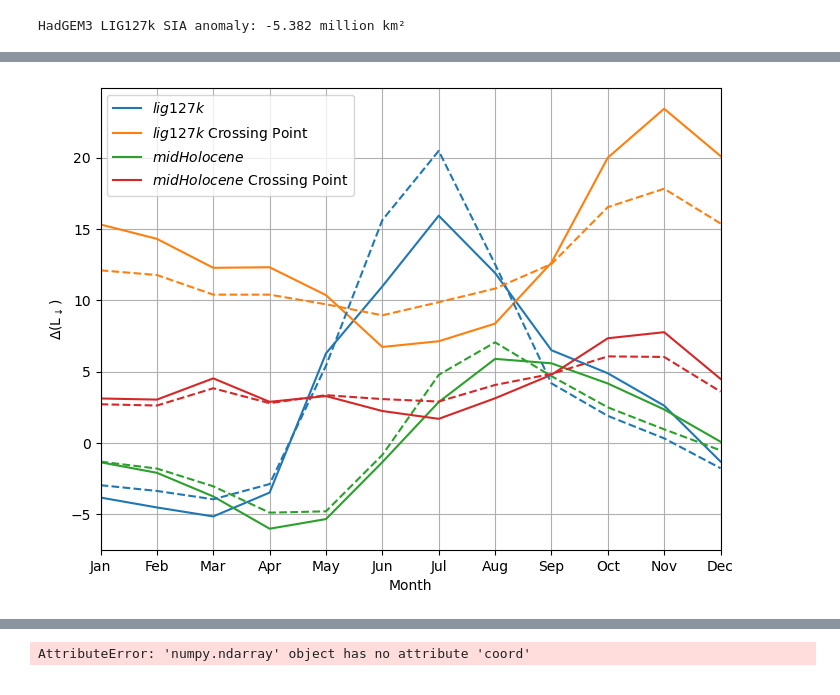
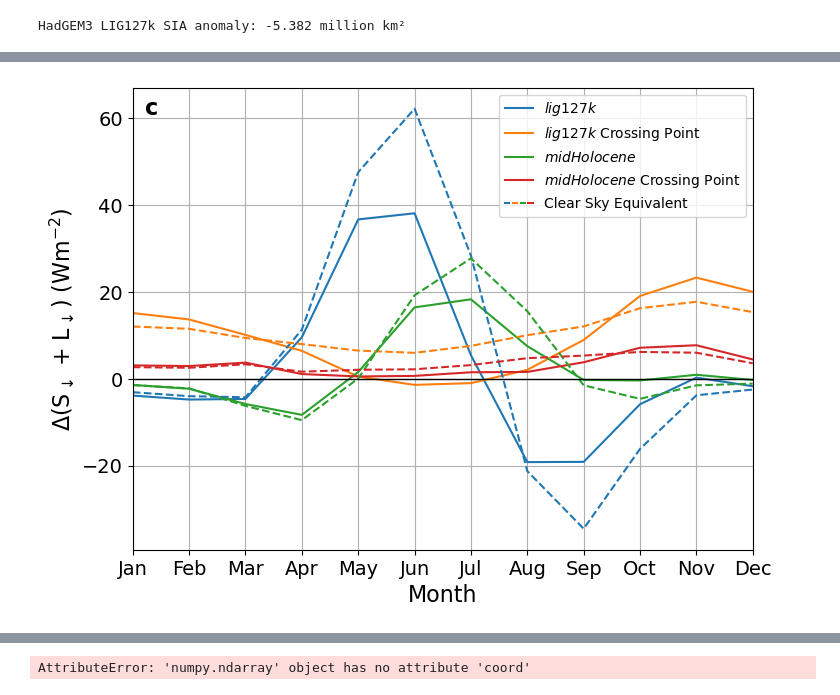
Before and after one commit to mattpollock100/FutureComparisons, a Jupyter notebook: 1pctCO2_EnergyBudget_single_model.ipynb, the cells around one changed output, grey strips where cells are left out. Drawn from its saved outputs; the diff is of its cells as text; code cells hidden in the pictures.

Commit message:
improved plotting. Added archive folder

```diff
--- a/1pctCO2_EnergyBudget_single_model.ipynb
+++ b/1pctCO2_EnergyBudget_single_model.ipynb
@@ -1447,9 +1466,22 @@ result = differential_evolution(
 
 best_mu, best_sigma, best_skew = result.x
 best_r2 = -result.fun
-
+#calc p value for the correlation coefficient
+n = len(sia_data)
+t_stat = np.sqrt(best_r2 * (n - 2) / (1 - best_r2))
+p_value = 2 * (1 - stats.t.cdf(np.abs(t_stat), df=n - 2))
 print(f"Best mu:        {best_mu:.3f}")
 print(f"Best sigma:     {best_sigma:.3f}")
 print(f"Best skew:      {best_skew:.3f}")
 print(f"Best R²:        {best_r2:.3f}")
+print(f"p-value:       {p_value:.10f}")
+
+print(result.success)
+print(result.message)
+print(result.nit)      # iterations
+print(result.nfev)     # function evaluations
+
+print("Population energy std:", np.std(result.population_energies))
+print("Population energy min:", np.min(result.population_energies))
+print("Population energy max:", np.max(result.population_energies))
 # %% [output]
@@ -2384,11 +2460,45 @@ plot_specs = [
 # %%
+from matplotlib.legend_handler import HandlerBase
+
+class MulticolorDashHandler(HandlerBase):
+    def create_artists(self, legend, orig_handle,
+                       xdescent, ydescent, width, height, fontsize, trans):
+
+        colors = orig_handle.colors
+        n = len(colors)
+
+        y = ydescent + height / 2
+        gap = width * 0.12
+        dash_width = (width - gap * (n - 1)) / n
+
+        artists = []
+        for i, color in enumerate(colors):
+            x0 = xdescent + i * (dash_width + gap)
+            x1 = x0 + dash_width
+
+            line = Line2D(
+                [x0, x1], [y, y],
+                color=color,
+                linestyle='solid',
+                linewidth=1.5,
+                transform=trans
+            )
+            artists.append(line)
+
+        return artists
+
+
+class MulticolorDash:
+    def __init__(self, colors):
+        self.colors = colors
+
 #Plot clearsky vs all-sky for downwelling.
 linestyle = 'solid'
 
 linestyle2 = 'dashed'
 
 panel_letter = 'c'
-ylabel = '$\Delta$(L$_{\downarrow}$)'# + L$_{\downarrow}$) (Wm$^{-2}$)'
+ylabel = '$\Delta$(S$_{\downarrow}$ + L$_{\downarrow}$) (Wm$^{-2}$)'
 
 plt.figure(figsize=(8,6))
 
@@ -2396,38 +2506,68 @@ colors = plt.rcParams['axes.prop_cycle'].by_key()['color']
 
 plot_specs = [
     (paleo_big_dict,     rf'$\it{{{paleo}}}$',                colors[0]),
     (crossing_big_dict,  rf'$\it{{{paleo}}}$ Crossing Point', colors[1]),
     (paleo2_big_dict,    rf'$\it{{{paleo2}}}$',               colors[2]),
     (crossing2_big_dict, rf'$\it{{{paleo2}}}$ Crossing Point',colors[3]),
 ]
 
 # First variable
 for big_dict, label, color in plot_specs:
     plt.plot(
         months,
-        big_dict['MMM']['anom_clim']['rlds'], # + big_dict['MMM']['anom_clim']['rlds'],
+        big_dict['MMM']['anom_clim']['rsds']+ big_dict['MMM']['anom_clim']['rlds'],
         label=label,
         linestyle=linestyle,
         color=color
     )
 
 for big_dict, label, color in plot_specs:
     plt.plot(
         months,
-        big_dict['MMM']['anom_clim']['rldscs'], # + big_dict['MMM']['anom_clim']['rldscs'],
+        big_dict['MMM']['anom_clim']['rsdscs'] + big_dict['MMM']['anom_clim']['rldscs'],
         label='_nolegend_',
         linestyle=linestyle2,
         color=color
     )
 
 plt.xticks(np.arange(12), months)
-plt.xlabel('Month') #, fontsize=16, fontweight='bold')
-plt.ylabel(ylabel)
+plt.xlabel('Month', fontsize=16) #, fontweight='bold')
+plt.ylabel(ylabel, fontsize=16) #, fontweight='bold')
+plt.tick_params(axis='both', which='major', labelsize=14)
 plt.grid()
 plt.xlim(0, 11)
-plt.legend()
-#plt.text(0.02, 0.95, panel_letter, transform=plt.gca().transAxes, fontsize=16, fontweight='bold', va='top')
+
+
+# Custom legend entry for clear-sky equivalent
+# clear_sky_handle = Line2D(
+#     [0], [0],
+#     color='black',
+#     linestyle='dashed',
+#     linewidth=1,
+#     label='Clear Sky Equivalent'
+# )
+
+# handles, labels = plt.gca().get_legend_handles_labels()
+# handles.append(clear_sky_handle)
+# labels.append('Clear Sky Equivalent')
+
+# plt.legend(handles=handles, labels=labels)
+handles, labels = plt.gca().get_legend_handles_labels()
+
+clear_sky_handle = MulticolorDash(colors[:len(plot_specs)])
+
+handles.append(clear_sky_handle)
+labels.append('Clear Sky Equivalent')
+
+plt.legend(
+    handles=handles,
+    labels=labels,
+    handler_map={MulticolorDash: MulticolorDashHandler()}
+)
+
+plt.text(0.02, 0.98, panel_letter, transform=plt.gca().transAxes, fontsize=16, fontweight='bold', va='top')
+plt.axhline(0, color='black', linestyle='solid', linewidth=1.0)
 plt.show()
 # %% [output]
-[figure, old version]
+[figure, new version]
 # %%
```
Also changed, not shown: parts of 24 cells of this notebook, 1 other file.
